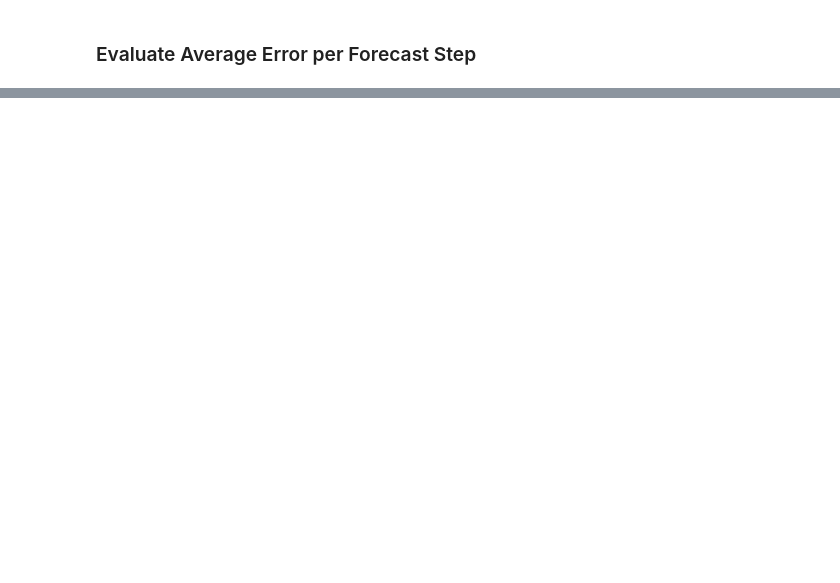
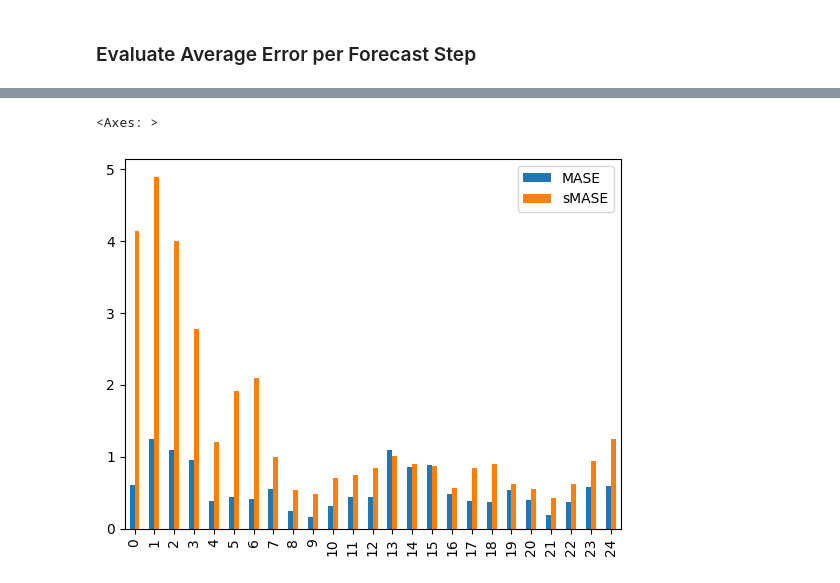
Before and after one commit to karl-richter/ModularProphet, a Jupyter notebook: forecaster.ipynb, the cells around one changed output, grey strips where cells are left out. Cells and saved outputs as stored; diff of their text form; code cells hidden in the pictures; blank space fills up the shorter version.

```diff
--- a/forecaster.ipynb
+++ b/forecaster.ipynb
@@ -126,0 +164,5 @@ res[[c for c in error_df.columns if "y_hat" in c]].plot.bar()
+# %%
+pd.DataFrame(metrics).T[["MASE", "sMASE"]].plot.bar()
+# %% [output]
+<Axes: >
+[figure, added]
```
Also changed, not shown: parts of 7 cells of this notebook, 3 other files.
